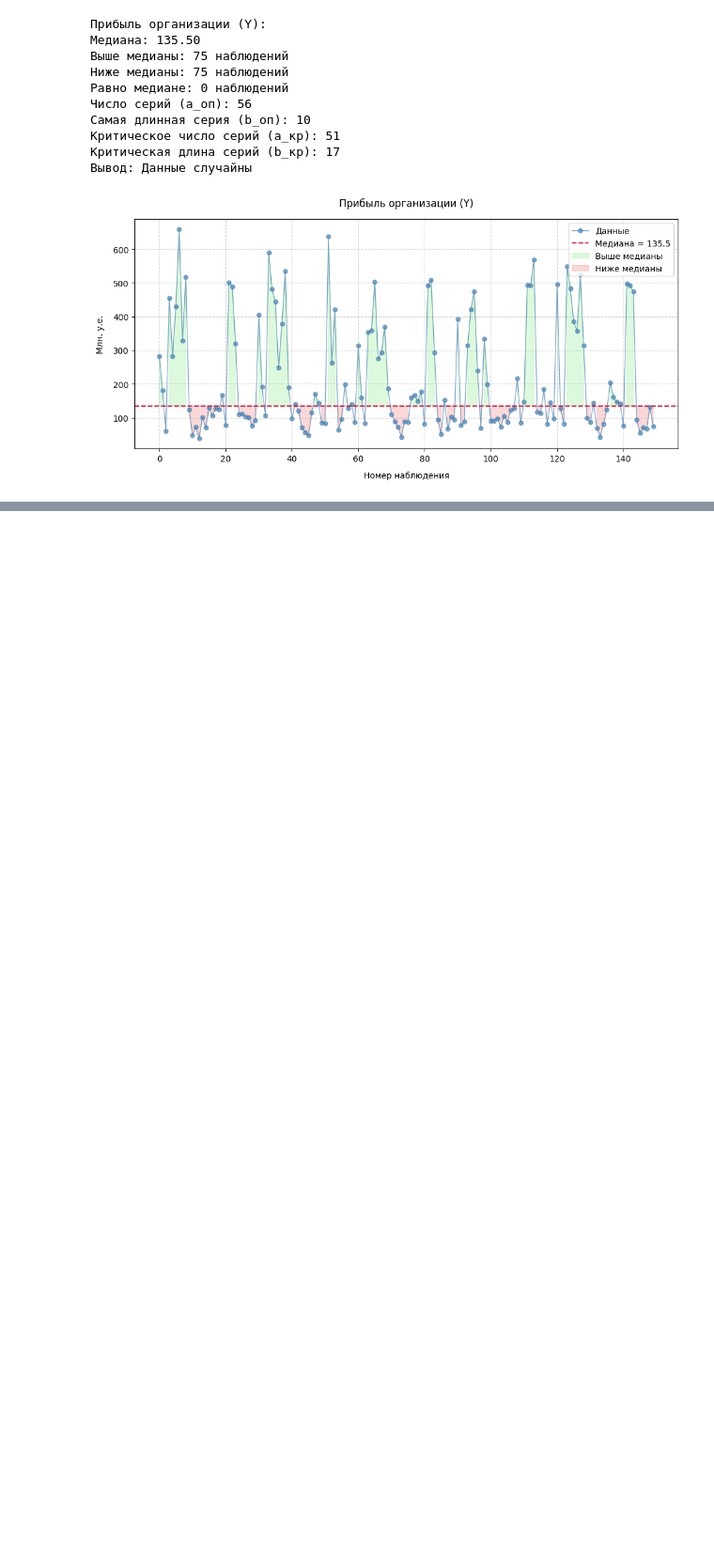
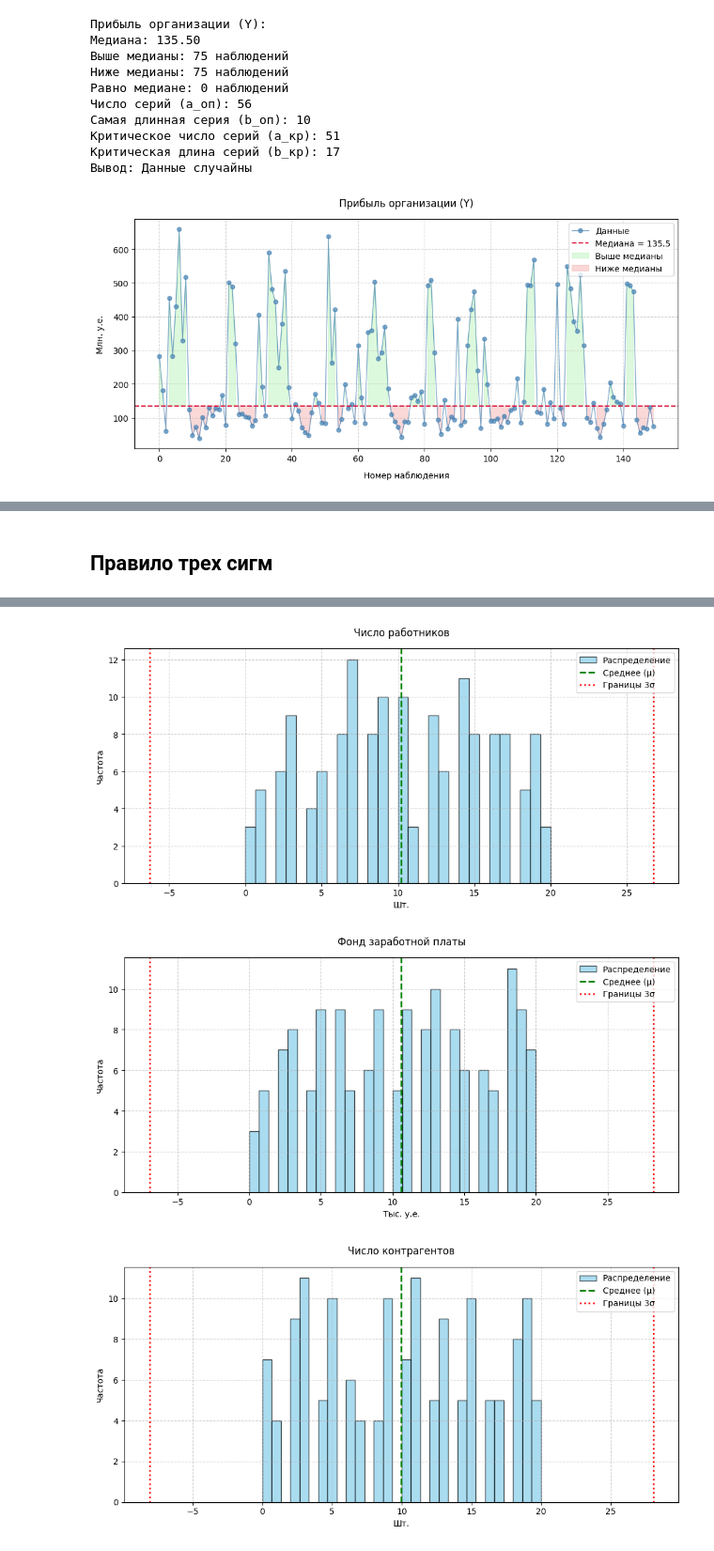
Before and after one commit to AntoninaRemizova/MMAD, a Jupyter notebook: ММАД_КР.ipynb, the cells around one changed output, grey strips where cells are left out. Shown at 94% size. Drawn from its saved outputs; the diff is of its cells as text; code cells hidden in the pictures; blank space fills up the shorter version.

```diff
--- a/ММАД_КР.ipynb
+++ b/ММАД_КР.ipynb
@@ -274,0 +337,66 @@ for col in columns:
+# %% [markdown]
+## Правило трех сигм
+# %%
+def detect_outliers_3sigma(data, column):
+
+    mean = data[column].mean()
+    std = data[column].std()
+
+    lower_bound = mean - 3*std
+    upper_bound = mean + 3*std
+
+    outliers = data[(data[column] < lower_bound) | (data[column] > upper_bound)]
+
+    return {
+        'Среднее': mean,
+        'Стандартное отклонение': std,
+        'Нижняя граница (μ-3σ)': lower_bound,
+        'Верхняя граница (μ+3σ)': upper_bound,
+        'Выбросы': outliers,
+        'Количество выбросов': len(outliers),
+    }
+
+outliers_results = {}
+for col in columns:
+    outliers_results[col] = detect_outliers_3sigma(data, col)
+
+for col in columns:
+    res = outliers_results[col]
+    print(f"\n{plot_config[col]['title']} ({col}):")
+    print(f"Среднее значение (μ): {res['Среднее']:.2f}")
+    print(f"Стандартное отклонение (σ): {res['Стандартное отклонение']:.2f}")
+    print(f"Нижняя граница (μ-3σ): {res['Нижняя граница (μ-3σ)']:.2f}")
+    print(f"Верхняя граница (μ+3σ): {res['Верхняя граница (μ+3σ)']:.2f}")
+    print(f"Количество выбросов: {res['Количество выбросов']}")
+
+    if not res['Выбросы'].empty:
+        print("Значения выбросов:")
+        print(res['Выбросы'][col].to_string(index=False))
+    else:
+        print("Выбросы не обнаружены")
+
+
+for col in columns:
+    plt.figure(figsize=(10, 5))
+
+    plt.hist(data[col], bins=30, alpha=0.7, color='skyblue', edgecolor='black', label='Распределение')
+
+    res = outliers_results[col]
+    plt.axvline(res['Среднее'], color='green', linestyle='--', linewidth=2, label='Среднее (μ)')
+    plt.axvline(res['Нижняя граница (μ-3σ)'], color='red', linestyle=':', linewidth=2, label='Границы 3σ')
+    plt.axvline(res['Верхняя граница (μ+3σ)'], color='red', linestyle=':', linewidth=2)
+
+    outliers = res['Выбросы'][col]
+    if not outliers.empty:
+        for value in outliers:
+            plt.axvline(value, color='orange', linestyle='-', linewidth=1.5, alpha=0.5)
+
+    plt.title(f'{plot_config[col]["title"]}', pad=15)
+    plt.xlabel(plot_config[col]["ylabel"])
+    plt.ylabel('Частота')
+    plt.legend()
+    plt.grid(True, linestyle='--', alpha=0.6)
+    plt.tight_layout()
+    plt.show()
+    print("")
+# %% [output]
@@ -274,0 +420,3 @@ for col in columns:
+[figure, added]
+[figure, added]
+[figure, added]
```
Also changed, not shown: parts of 5 cells of this notebook.
